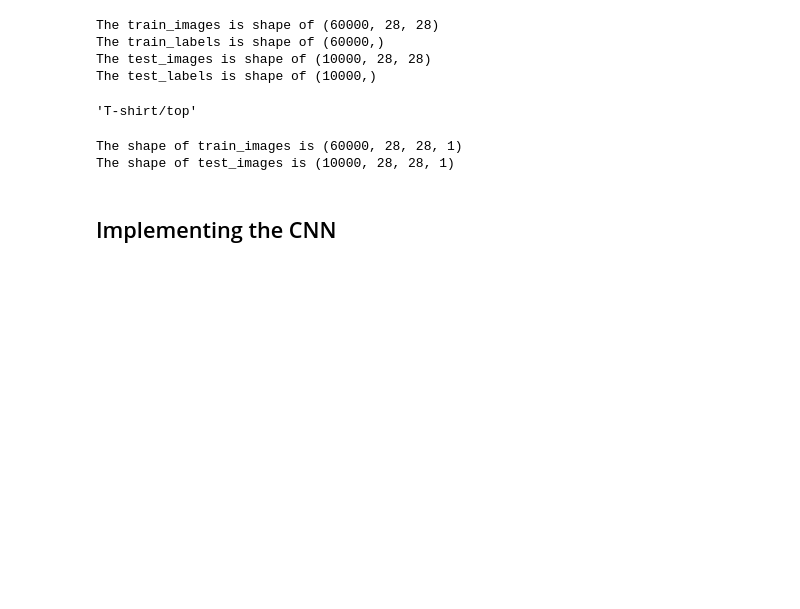
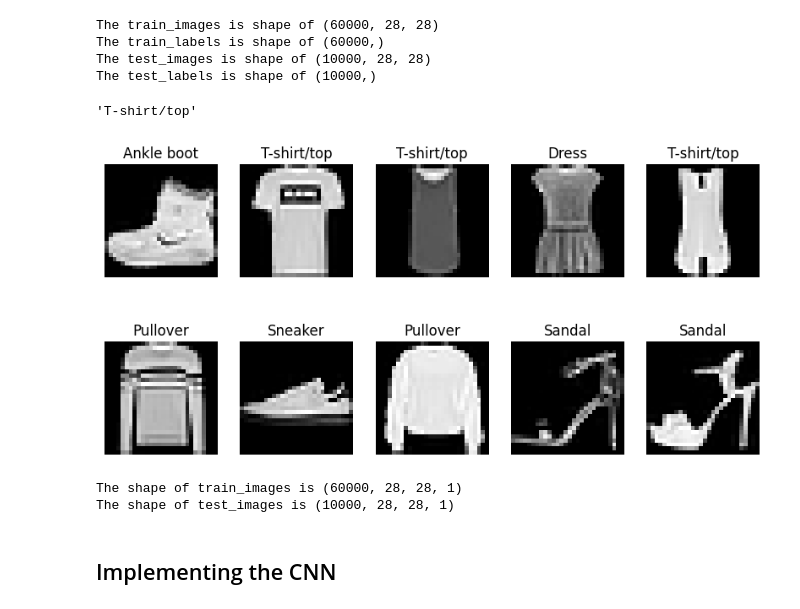
Before and after one commit to abhijeetlodh/Deep-Learning-Natural-Language-Processing, a Jupyter notebook: Image Classification on Fashion-MNIST with CNN.ipynb, the cells around one changed output. Cells and saved outputs as stored; diff of their text form; code cells hidden in the pictures; blank space fills up the shorter version.

```diff
--- a/Image Classification on Fashion-MNIST with CNN.ipynb
+++ b/Image Classification on Fashion-MNIST with CNN.ipynb
@@ -63,6 +60,19 @@ label_map = {
 label_map[0]
 # %% [output]
 'T-shirt/top'
+# %%
+n_rows = 2
+n_cols = 5
+f, axes = plt.subplots(n_rows, n_cols, figsize=(10,5))
+
+for row in range(len(axes)):
+    for col in range(len(axes[row])):
+
+        axes[row][col].imshow(train_images[row*n_cols+col, :, :], cmap=plt.get_cmap('gray'))
+        axes[row][col].set_title(label_map[train_labels[row*n_cols+col]])
+        axes[row][col].axis('off')
+# %% [output]
+[figure, added]
 # %%
 # since images are black and white no point of considering channel dimension
 train_images = train_images[:, :, :, None] #batch, height, width, channel dimension
```
Also changed, not shown: parts of 9 cells of this notebook.
